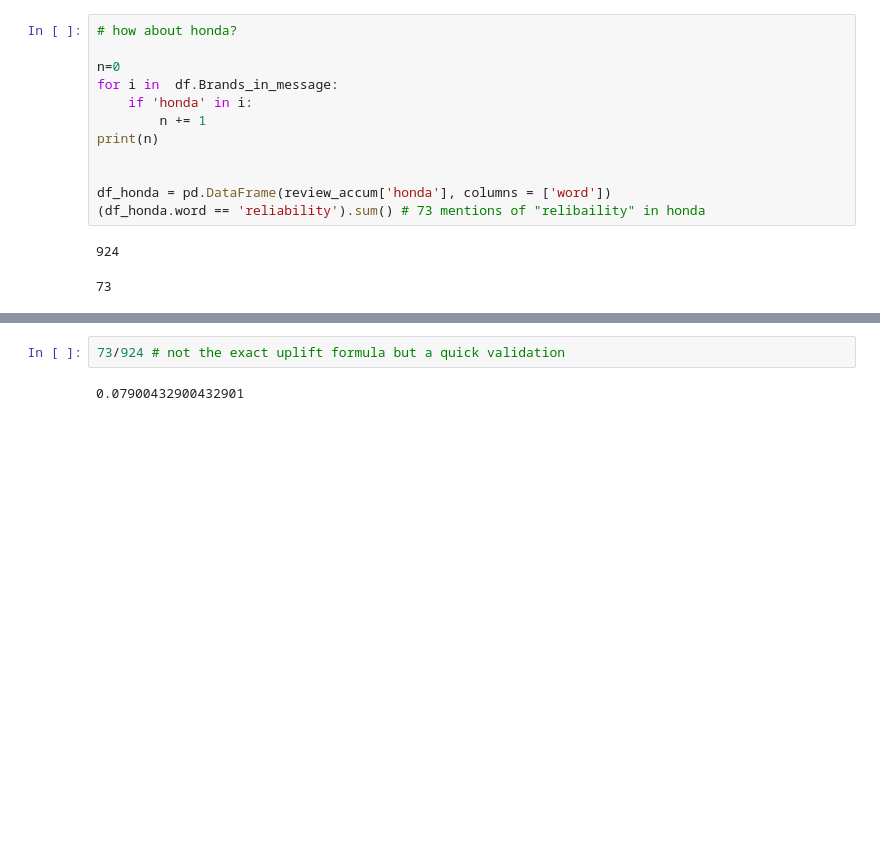
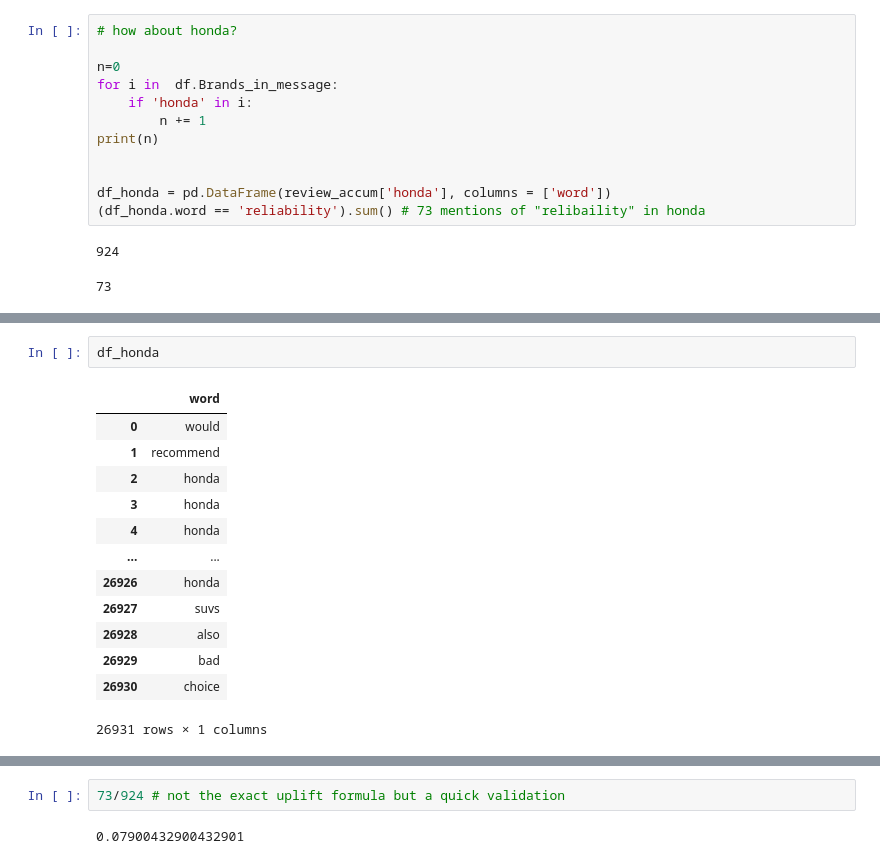
Before and after one commit to zack-tan/car-forums-text-analysis, a Jupyter notebook: tasks_c_d _ carlos.ipynb, the cells around one changed output, grey strips where cells are left out. Cells and saved outputs as stored; diff of their text form; blank space fills up the shorter version.

```diff
--- a/tasks_c_d _ carlos.ipynb
+++ b/tasks_c_d _ carlos.ipynb
@@ -262,0 +300,16 @@ df_honda = pd.DataFrame(review_accum['honda'], columns = ['word'])
+# %%
+df_honda
+# %% [output]
+|  | word |
+| 0 | would |
+| 1 | recommend |
+| 2 | honda |
+| 3 | honda |
+| 4 | honda |
+| ... | ... |
+| 26926 | honda |
+| 26927 | suvs |
+| 26928 | also |
+| 26929 | bad |
+| 26930 | choice |
+26931 rows × 1 columns
```
Also changed, not shown: parts of 4 cells of this notebook, 1 other file.
